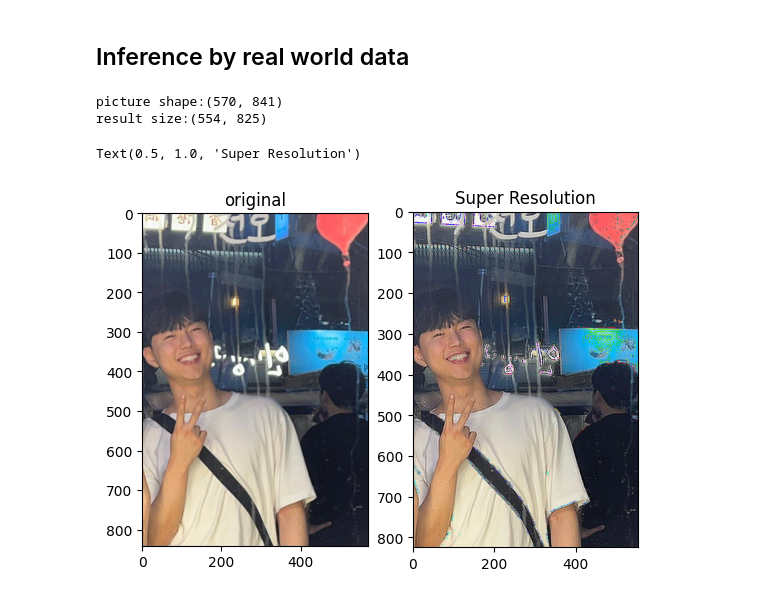
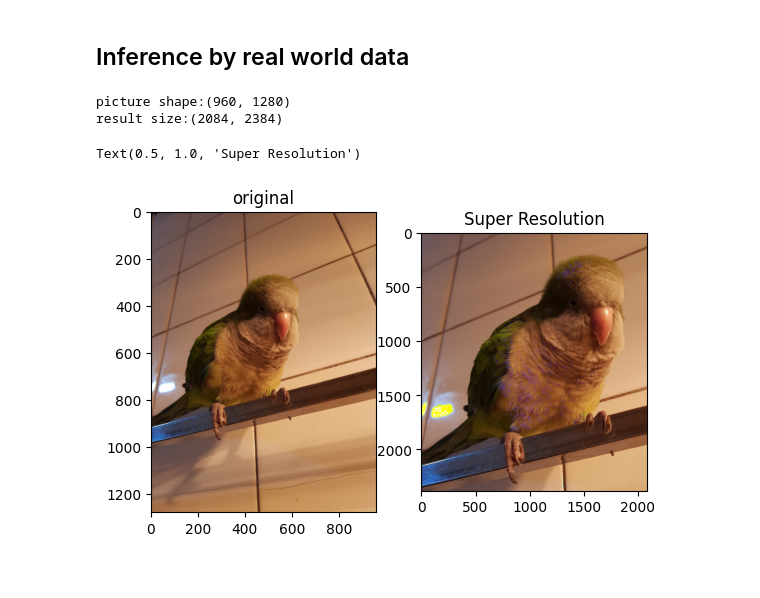
Before and after one commit to Sirius147/img-transforming-Neural-Nets-Studying, a Jupyter notebook: SRCNN/srModel.ipynb, the cells around one changed output. Saved outputs shown, nothing was run; the diff lists cells and outputs as text; code cells hidden in the pictures.

```diff
--- a/SRCNN/srModel.ipynb
+++ b/SRCNN/srModel.ipynb
@@ -329,7 +327,8 @@ NameError: name 'torch' is not defined
 # %%
 device = 'cuda' if torch.cuda.is_available() else 'cpu'
 model = SRCNN().to(device)
-model.load_state_dict(torch.load("SRCNN_200.pth"))
+epoch = 300
+model.load_state_dict(torch.load(f"SRCNN_{epoch}.pth"))
 print(f"model successfully loaded")
 # %% [output]
 model successfully loaded
@@ -340,38 +339,60 @@ model successfully loaded
 # with Image.open(image_path) as img:
 #             # Check the format of the image
 #             print(f"The format of the image is: {img.format}")
-dataPath = './inferenceData/infer2.JPG'
+batch_size,lr12,lr3,kernelSize,channelSize,epoch = 128,4,5,'955','128_64',300
+fname = 'infer3'
+dataPath = './inferenceData/' + fname + '.JPG'
 jpgimg = Image.open(dataPath)
 pngPath = dataPath.replace('.JPG','.PNG')
 jpgimg.save(pngPath)
 jpgimg.close()
+### 1. 사용자가 이미지 업로드
+### 2. 이미지에서 자를부분 선택
+### 3. 선택된 이미지를 bicubic (original)
+### 4. bicubic 이미지를 sr로 (SR)
 # %%
 dataPath = pngPath
 imgOri = Image.open(dataPath)
 imgOri = imgOri.convert('RGB')
+
+
+# imgOri = imgOri.resize((w*3,t*3), Image.BICUBIC)
+# imgOri.save(f'./inferenceData/batch{batch_size}_lr_{lr12}_{lr3}_ker{kernelSize}_cha{channelSize}_epoch{epoch}/{fname}_resized1.png')
+plt.subplot(1,2,1)
+plt.imshow(imgOri)
+plt.title('original')
+print(f"picture shape:{imgOri.size}")
+# 확대할 이미지 선택
+imgOri = imgOri.crop((0,200,700,1000))
 w,t = imgOri.size
-# temp2 = imgOri.resize((w//3,t//3),Image.BICUBIC)
-# imgOri = temp2.resize((w,t),Image.BICUBIC)
-print(f"picture shape:{imgOri.size}")
+# 확대(upscale) 비율 -> 3
+imgOri = imgOri.resize((w*3,t*3),Image.BICUBIC)
+
+w,t = imgOri.size
+size_gap = (sum([int(ch) for ch in kernelSize]) - 3) // 2
+imgTemp = imgOri.crop((size_gap , size_gap , w - size_gap , t - size_gap))
+imgTemp.save(f'./inferenceData/batch{batch_size}_lr_{lr12}_{lr3}_ker{kernelSize}_cha{channelSize}_epoch{epoch}/{fname}_bicubic.png')
+
 transform = ToTensor()
 img = transform(imgOri).unsqueeze(0)
+
 device = 'cuda' if torch.cuda.is_available() else 'cpu'
 img = img.to(device)
+
 model.eval()
 with torch.no_grad():
     output = model(img)
 infed = ToPILImage()(output.squeeze(0))
+
 print(f"result size:{infed.size}")
 
-infed.save('./inferenceData/inferenced/inferenced2.png')
-plt.subplot(1,2,1)
-plt.imshow(imgOri)
-plt.title('original')
+infed.save(f'./inferenceData/batch{batch_size}_lr_{lr12}_{lr3}_ker{kernelSize}_cha{channelSize}_epoch{epoch}/{fname}_final1.png')
+
 plt.subplot(1,2,2)
 plt.imshow(infed)
 plt.title('Super Resolution')
 # %% [output]
-picture shape:(570, 841)
-result size:(554, 825)
+picture shape:(960, 1280)
+result size:(2084, 2384)
 Text(0.5, 1.0, 'Super Resolution')
-[figure, old version]
+[figure, new version]
```
Also changed, not shown: parts of 10 cells of this notebook, 56 other files.
